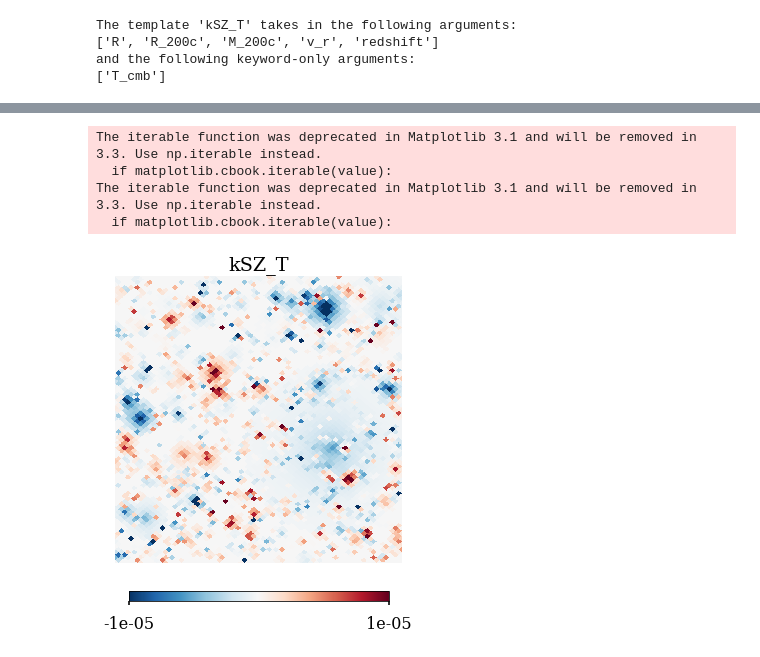
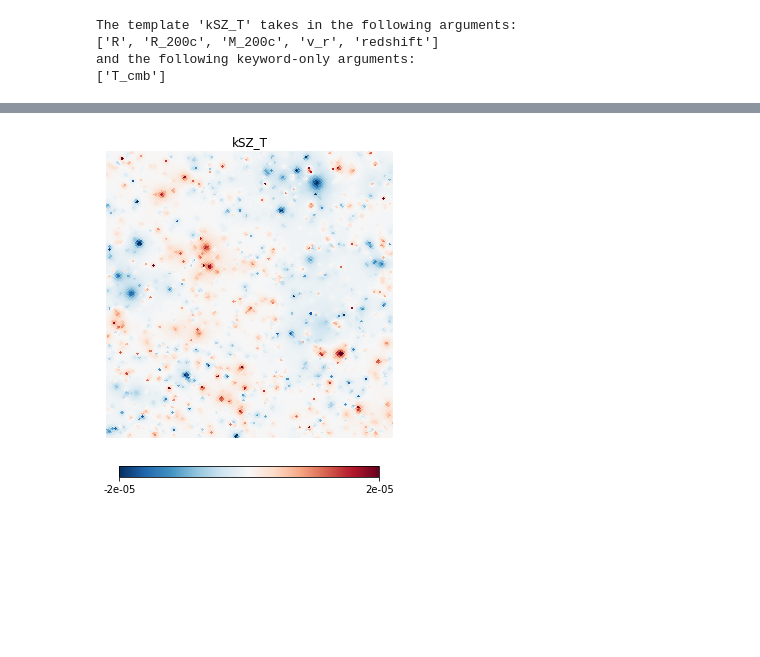
Before and after one commit to syasini/AstroPaint, a Jupyter notebook: examples/painting_websky.ipynb, the cells around one changed output, grey strips where cells are left out. Cells and saved outputs as stored; diff of their text form; code cells hidden in the pictures; blank space fills up the shorter version.

```diff
--- a/examples/painting_websky.ipynb
+++ b/examples/painting_websky.ipynb
@@ -67,8 +57,8 @@ catalog.size
 # %% [markdown]
 # Paint kSZ
 # %%
-nside = 4096
-canvas = Canvas(catalog, nside=nside, R_times=3)
+nside = 8192
+canvas = Canvas(catalog, nside=nside, R_times=4)
 # %%
 canvas.show_halo_centers("cart", lonra=[0,1], latra=[0,1], s=5, color='k')
 # %% [output]
@@ -101,11 +97,7 @@ Your artwork is finished. Check it out with Canvas.show_map()
 # %%
 canvas.show_map("cartesian",
                 title=f"{painter.template_name}",
                 lonra=[0,1], latra=[0,1],
-                min=-1E-5, max=1E-5)
+                min=-2E-5, max=2E-5)
 # %% [output]
-The iterable function was deprecated in Matplotlib 3.1 and will be removed in 3.3. Use np.iterable instead.
-  if matplotlib.cbook.iterable(value):
-The iterable function was deprecated in Matplotlib 3.1 and will be removed in 3.3. Use np.iterable instead.
-  if matplotlib.cbook.iterable(value):
-[figure, old version]
+[figure, new version]
```
Also changed, not shown: parts of 6 cells of this notebook.
